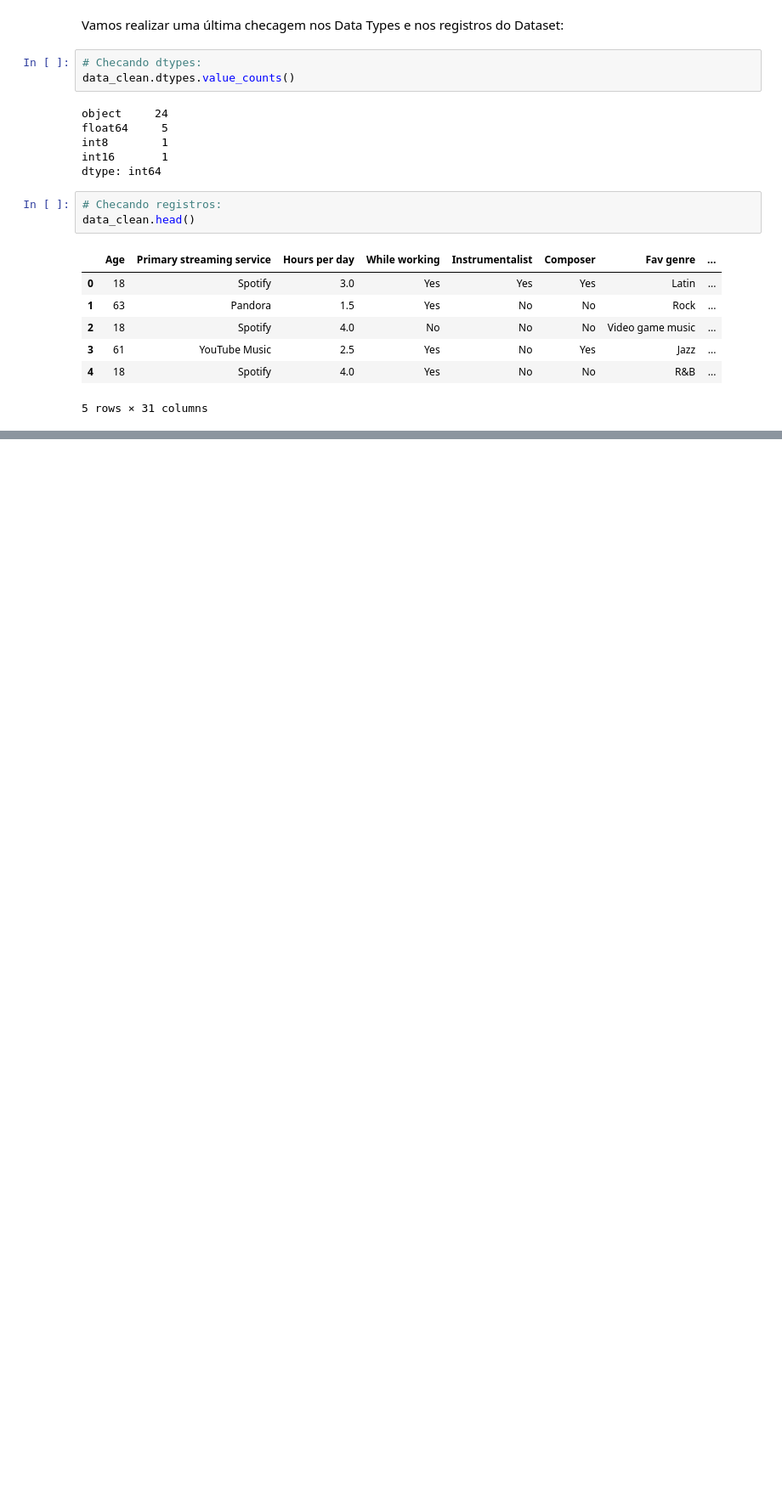
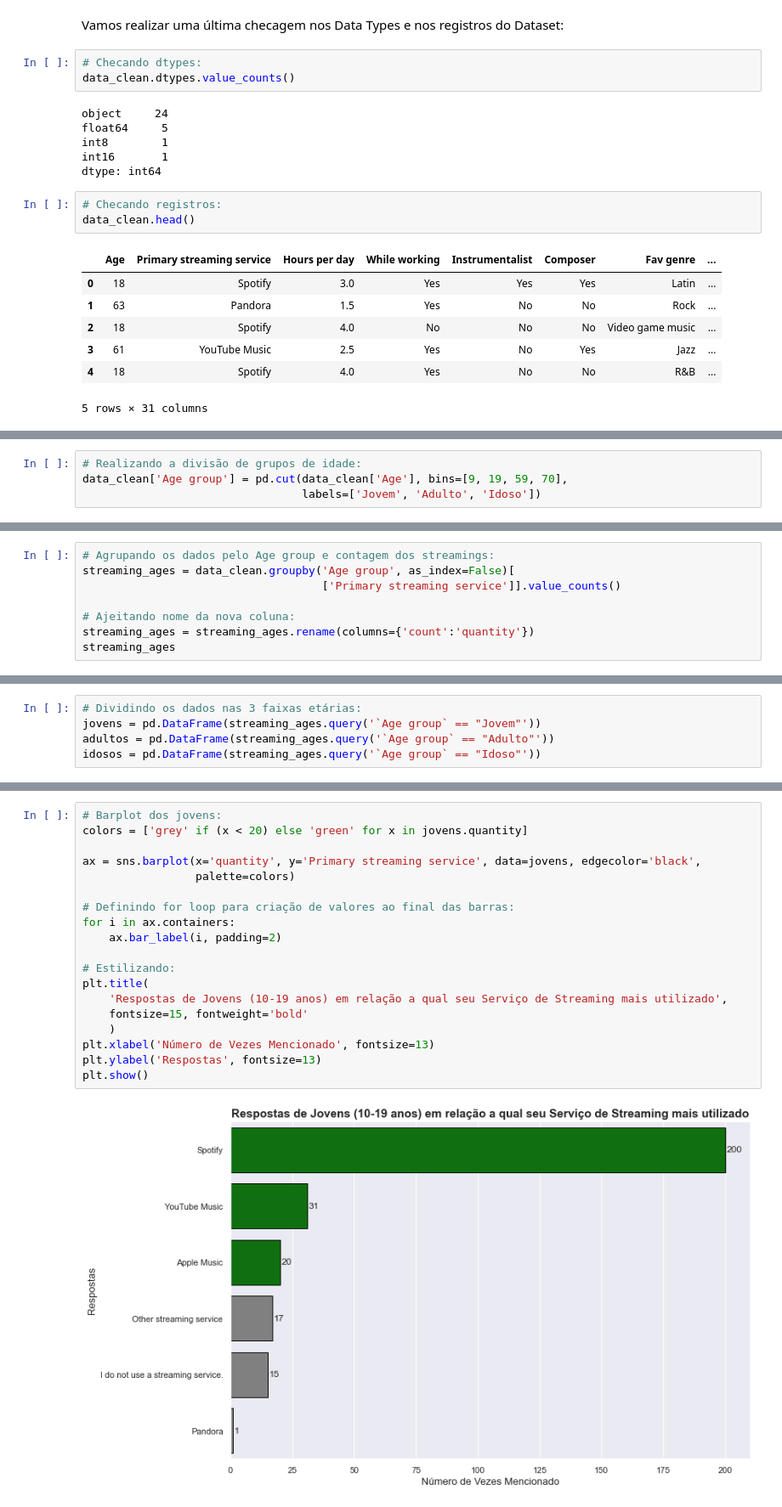
Before and after one commit to JoSEPHDev2022/Mental_Health_X_Music, a Jupyter notebook: analise_exp.ipynb, the cells around one changed output, grey strips where cells are left out. Shown at 85% size. Drawn from its saved outputs; the diff is of its cells as text; blank space fills up the shorter version.

```diff
--- a/analise_exp.ipynb
+++ b/analise_exp.ipynb
@@ -629,0 +670,4 @@ data_clean.head()
+# %%
+# Realizando a divisão de grupos de idade:
+data_clean['Age group'] = pd.cut(data_clean['Age'], bins=[9, 19, 59, 70],
+                                 labels=['Jovem', 'Adulto', 'Idoso'])
@@ -629,0 +684,8 @@ data_clean.head()
+# %%
+# Agrupando os dados pelo Age group e contagem dos streamings:
+streaming_ages = data_clean.groupby('Age group', as_index=False)[
+                                    ['Primary streaming service']].value_counts()
+
+# Ajeitando nome da nova coluna:
+streaming_ages = streaming_ages.rename(columns={'count':'quantity'})
+streaming_ages
@@ -629,0 +710,5 @@ data_clean.head()
+# %%
+# Dividindo os dados nas 3 faixas etárias:
+jovens = pd.DataFrame(streaming_ages.query('`Age group` == "Jovem"'))
+adultos = pd.DataFrame(streaming_ages.query('`Age group` == "Adulto"'))
+idosos = pd.DataFrame(streaming_ages.query('`Age group` == "Idoso"'))
@@ -629,0 +717,21 @@ data_clean.head()
+# %%
+# Barplot dos jovens:
+colors = ['grey' if (x < 20) else 'green' for x in jovens.quantity]
+
+ax = sns.barplot(x='quantity', y='Primary streaming service', data=jovens, edgecolor='black',
+                 palette=colors)
+
+# Definindo for loop para criação de valores ao final das barras:
+for i in ax.containers:
+    ax.bar_label(i, padding=2)
+
+# Estilizando:
+plt.title(
+    'Respostas de Jovens (10-19 anos) em relação a qual seu Serviço de Streaming mais utilizado',
+    fontsize=15, fontweight='bold'
+    )
+plt.xlabel('Número de Vezes Mencionado', fontsize=13)
+plt.ylabel('Respostas', fontsize=13)
+plt.show()
+# %% [output]
+[figure, added]
```
Also changed, not shown: parts of 15 cells of this notebook.
